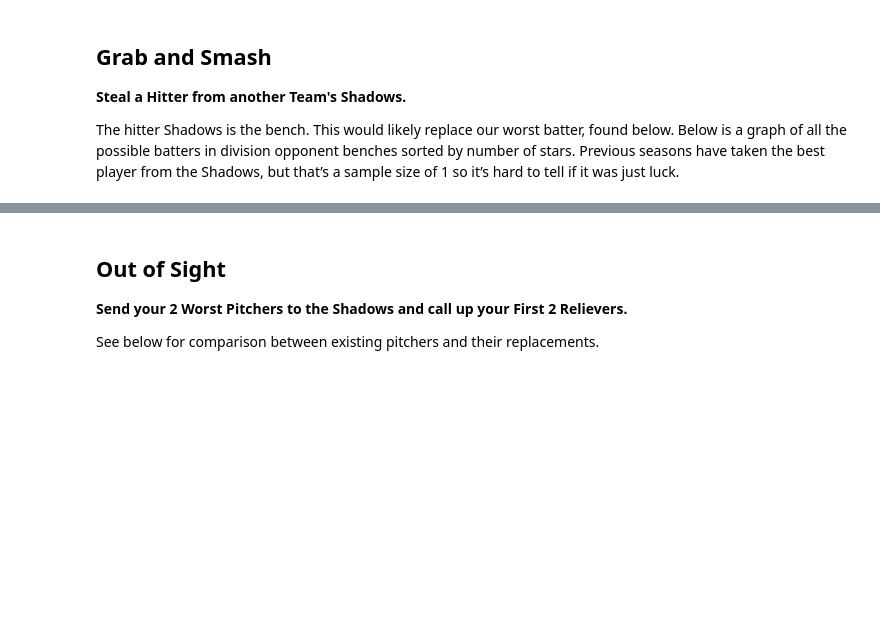
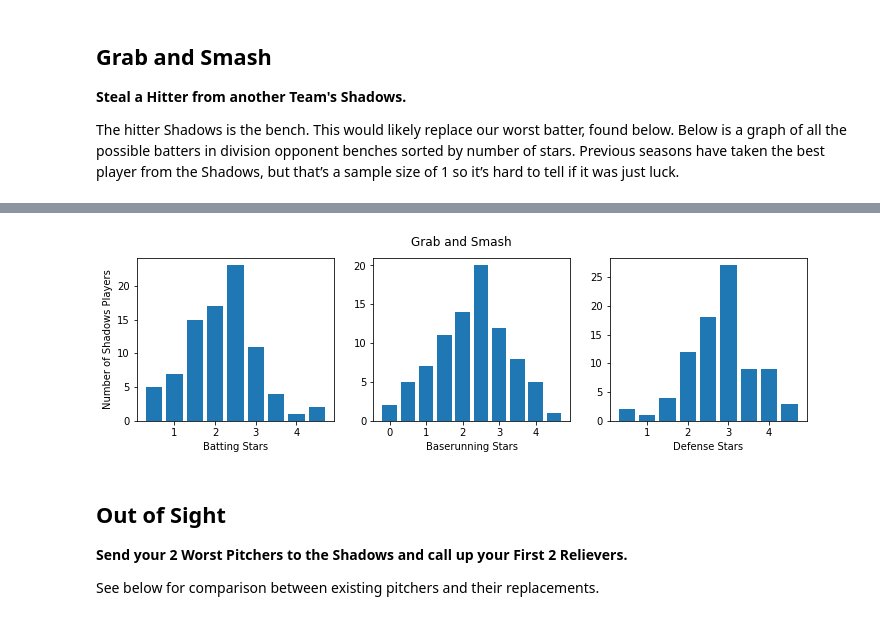
Before and after one commit to robbyblum/blaseball_notebooks, a Jupyter notebook: s9.ipynb, the cells around one changed output, grey strips where cells are left out. Saved outputs shown, nothing was run; the diff lists cells and outputs as text; code cells hidden in the pictures; blank space fills up the shorter version.

```diff
--- a/s9.ipynb
+++ b/s9.ipynb
@@ -81,17 +138,19 @@ get_stars(sort_lineup(pies, 1, order="worst"))
-# %%
-gs_bat, gs_base, gs_def = grab_and_smash(pies)
-
-# Batting Stars
-plot = Plot(title="Grab and Smash - Batting", xLabel="Batting Stars", yLabel="Number of Shadows Players")
-plot.add(Bars(y=gs_bat["Total"], x=gs_bat.index, width=0.4))
-# %%
-# Baserunning Stars
-plot = Plot(title="Grab and Smash - Baserunning", xLabel="Baserunning Stars", yLabel="Number of Shadows Players")
-plot.add(Bars(y=gs_base["Total"], x=gs_base.index, width=0.4))
-# %%
-# Defense Stars
-plot = Plot(title="Grab and Smash - Defense", xLabel="Defense Stars", yLabel="Number of Shadows Players")
-plot.add(Bars(y=gs_def["Total"], x=gs_def.index, width=0.4))
+# %%
+gs_bat, gs_base, gs_def = grab_and_smash(pies)
+
+# Plot star changes
+fig, axs = plot.subplots(1, 3, figsize=(12,3))
+axs[0].bar(gs_bat.index, gs_bat["Total"], width=0.4)
+axs[0].set_xlabel("Batting Stars")
+axs[0].set_ylabel("Number of Shadows Players")
+axs[1].bar(gs_base.index, gs_base["Total"], width=0.4)
+axs[1].set_xlabel("Baserunning Stars")
+axs[2].bar(gs_def.index, gs_def["Total"], width=0.4)
+axs[2].set_xlabel("Defense Stars")
+fig.suptitle("Grab and Smash")
+plot.show()
+# %% [output]
+[figure, added]
 # %% [markdown]
 ## Out of Sight
 **Send your 2 Worst Pitchers to the Shadows and call up your First 2 Relievers.**
```
Also changed, not shown: parts of 28 cells of this notebook, 5 other files.
